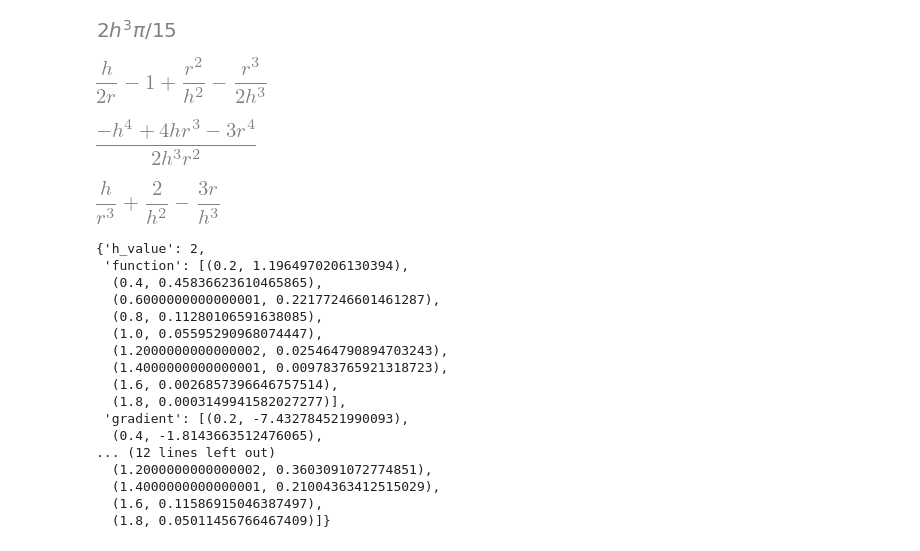
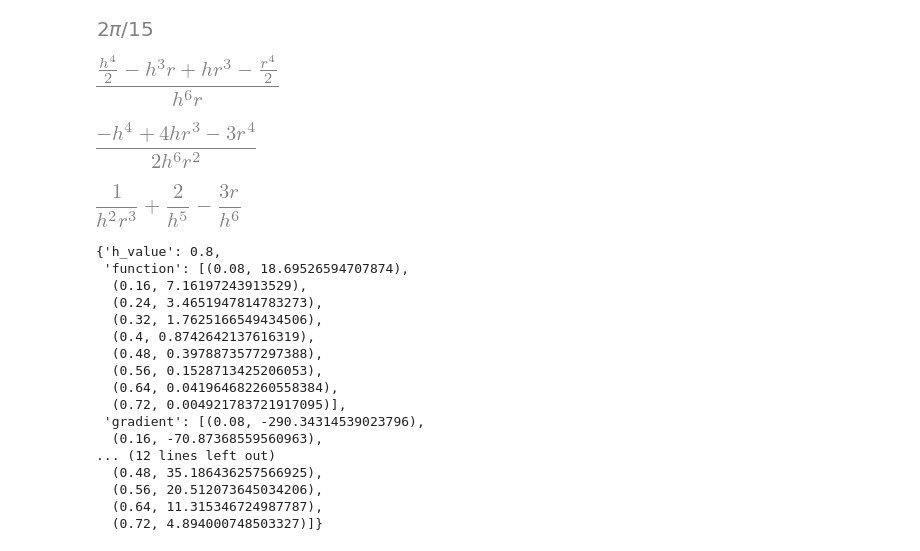
Before and after one commit to CcydtN/SmoothParticleHydrodynamics, a Jupyter notebook: equation/viscosity.ipynb, the cells around one changed output. Saved outputs shown, nothing was run; the diff lists cells and outputs as text; code cells hidden in the pictures.

Commit message:
Fixing kernel test case

```diff
--- a/equation/viscosity.ipynb
+++ b/equation/viscosity.ipynb
@@ -8,21 +8,23 @@ init_vprinting()
 # %%
 h, r, pi = symbols("h r π")
 
 func = (-r**3/(2*h**3) + (r/h)**2 + h/(2*r) -1)
+const = 1/h**3
+func = func * const
 
 volume = integrate(4*pi*r**2*func, (r, 0, h))
 simplify(volume)
 # %% [output]
-[figure, old version]
+[figure, new version]
 # %%
 function, gradient, laplacian = util.get_derivatives(func, r)
 display(function, gradient, laplacian)
 # %% [output]
-[figure, old version]
+[figure, new version]
 [figure]
-[figure, old version]
+[figure, new version]
 # %%
-h_value = 2 # don't use 1, casue it can't test case like 1/(h**2)
+h_value = 0.8 # don't use 1, casue it can't test case like 1/(h**2)
 upper_bound = h_value
 
 s = [(h, h_value), (pi, math.pi), (r, abs(r))]
@@ -32,23 +34,23 @@ l = (laplacian/volume).subs(s)
 
 util.sampling(f, g, l, r, upper_bound, h_value, "samples/viscosity.json")
 # %% [output]
-{'h_value': 2,
- 'function': [(0.2, 1.1964970206130394),
-  (0.4, 0.45836623610465865),
-  (0.6000000000000001, 0.22177246601461287),
-  (0.8, 0.11280106591638085),
-  (1.0, 0.05595290968074447),
-  (1.2000000000000002, 0.025464790894703243),
-  (1.4000000000000001, 0.009783765921318723),
-  (1.6, 0.0026857396646757514),
-  (1.8, 0.0003149941582027277)],
- 'gradient': [(0.2, -7.432784521990093),
-  (0.4, -1.8143663512476065),
+{'h_value': 0.8,
+ 'function': [(0.08, 18.69526594707874),
+  (0.16, 7.16197243913529),
+  (0.24, 3.4651947814783273),
+  (0.32, 1.7625166549434506),
+  (0.4, 0.8742642137616319),
+  (0.48, 0.3978873577297388),
+  (0.56, 0.1528713425206053),
+  (0.64, 0.041964682260558384),
+  (0.72, 0.004921783721917095)],
+ 'gradient': [(0.08, -290.34314539023796),
+  (0.16, -70.87368559560963),
 ... (12 lines left out)
-  (1.2000000000000002, 0.3603091072774851),
-  (1.4000000000000001, 0.21004363412515029),
-  (1.6, 0.11586915046387497),
-  (1.8, 0.05011456766467409)]}
+  (0.48, 35.186436257566925),
+  (0.56, 20.512073645034206),
+  (0.64, 11.315346724987787),
+  (0.72, 4.894000748503327)]}
 # %%
 plot(f, g, l, (r, -upper_bound, upper_bound), ylim = (-50, 100))
 # %% [output]
```
Also changed, not shown: parts of 1 cell of this notebook, 6 other files.
